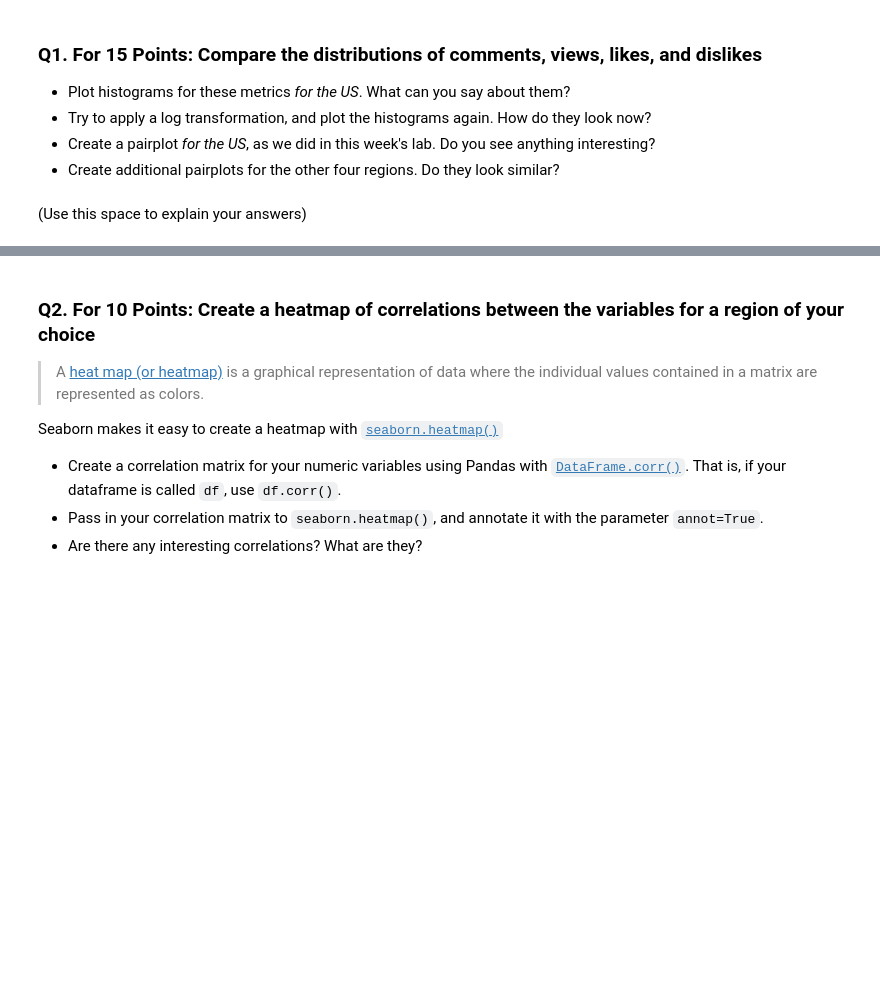
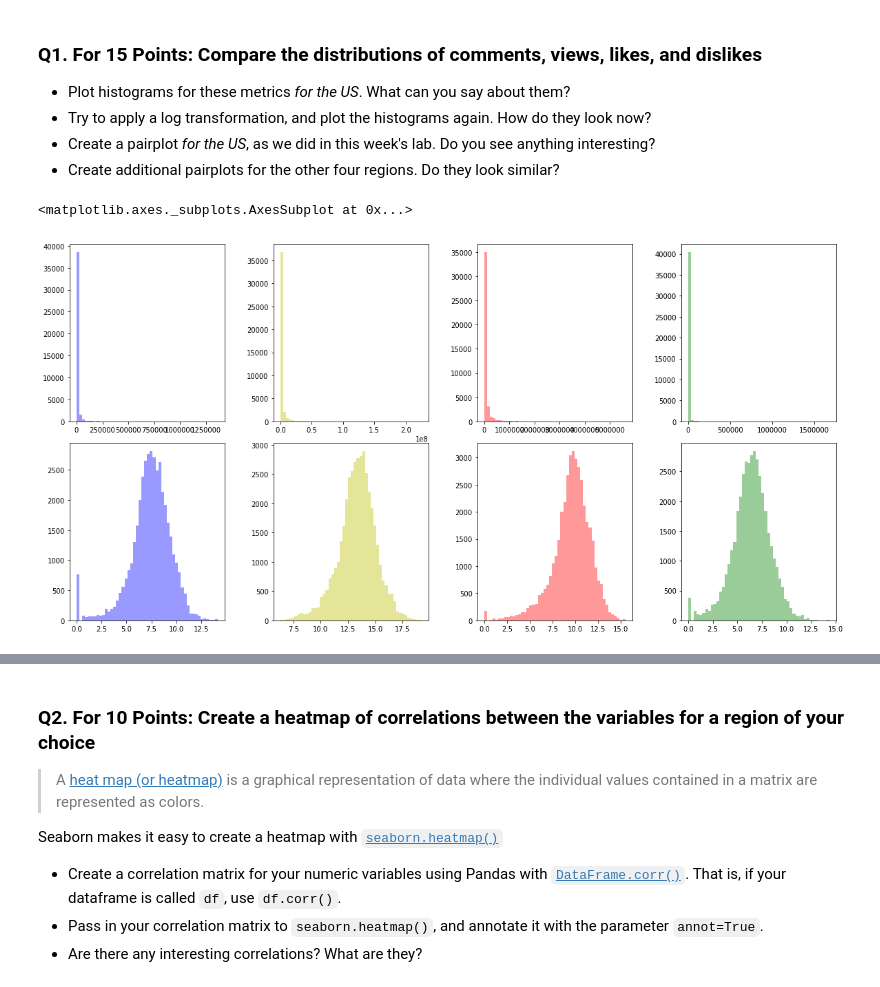
Before and after one commit to tengdann/si618, a Jupyter notebook: 618_HW4.ipynb, the cells around one changed output, grey strips where cells are left out. Cells and saved outputs as stored; diff of their text form; code cells hidden in the pictures; blank space fills up the shorter version.

```diff
--- a/618_HW4.ipynb
+++ b/618_HW4.ipynb
@@ -33,2 +31,36 @@ MY_UNIQNAME = '?'
-# %% [markdown]
-(Use this space to explain your answers)
+# %%
+import pandas as pd
+import seaborn as sns
+import numpy as np
+import matplotlib.pyplot as plt
+
+df_ca = pd.read_csv('data/hw4_data/youtube/CAvideos.csv')
+df_de = pd.read_csv('data/hw4_data/youtube/DEvideos.csv')
+df_fr = pd.read_csv('data/hw4_data/youtube/FRvideos.csv')
+df_gb = pd.read_csv('data/hw4_data/youtube/GBvideos.csv')
+df_in = pd.read_csv('data/hw4_data/youtube/INvideos.csv')
+# df_jp = pd.read_csv('data/hw4_data/youtube/JPvideos.csv')
+# df_kr = pd.read_csv('data/hw4_data/youtube/KRvideos.csv')
+# df_mx = pd.read_csv('data/hw4_data/youtube/MXvideos.csv')
+# df_ru = pd.read_csv('data/hw4_data/youtube/RUvideos.csv')
+df_us = pd.read_csv('data/hw4_data/youtube/USvideos.csv')
+# %%
+df_us_clean = df_us[['video_id', 'title', 'comment_count', 'views', 'likes', 'dislikes']].copy()
+fig, axs = plt.subplots(2, 4, figsize = (16,8))
+plt.tight_layout(pad = 0.4, w_pad = 4, h_pad = 1.0)
+
+sns.distplot(df_us_clean.comment_count.values, color = 'b', kde = False, ax = axs[0,0])
+sns.distplot(df_us_clean.views.values, color = 'y', kde = False, ax = axs[0,1])
+sns.distplot(df_us_clean.likes.values, color = 'r', kde = False, ax = axs[0,2])
+sns.distplot(df_us_clean.dislikes.values, color = 'g', kde = False, ax = axs[0,3])
+
+df_us_clean_log = df_us_clean.copy()
+df_us_clean_log[['comment_count', 'views', 'likes', 'dislikes']] = np.log(df_us_clean_log[['comment_count', 'views', 'likes', 'dislikes']] + 1) #Need + 1 for 0 values
+
+sns.distplot(df_us_clean_log.comment_count.values, color = 'b', kde = False, ax = axs[1,0])
+sns.distplot(df_us_clean_log.views.values, color = 'y', kde = False, ax = axs[1,1])
+sns.distplot(df_us_clean_log.likes.values, color = 'r', kde = False, ax = axs[1,2])
+sns.distplot(df_us_clean_log.dislikes.values, color = 'g', kde = False, ax = axs[1,3])
+# %% [output]
+<matplotlib.axes._subplots.AxesSubplot at 0x...>
+[figure, added]
```
Also changed, not shown: parts of 4 cells of this notebook, 20 other files.
